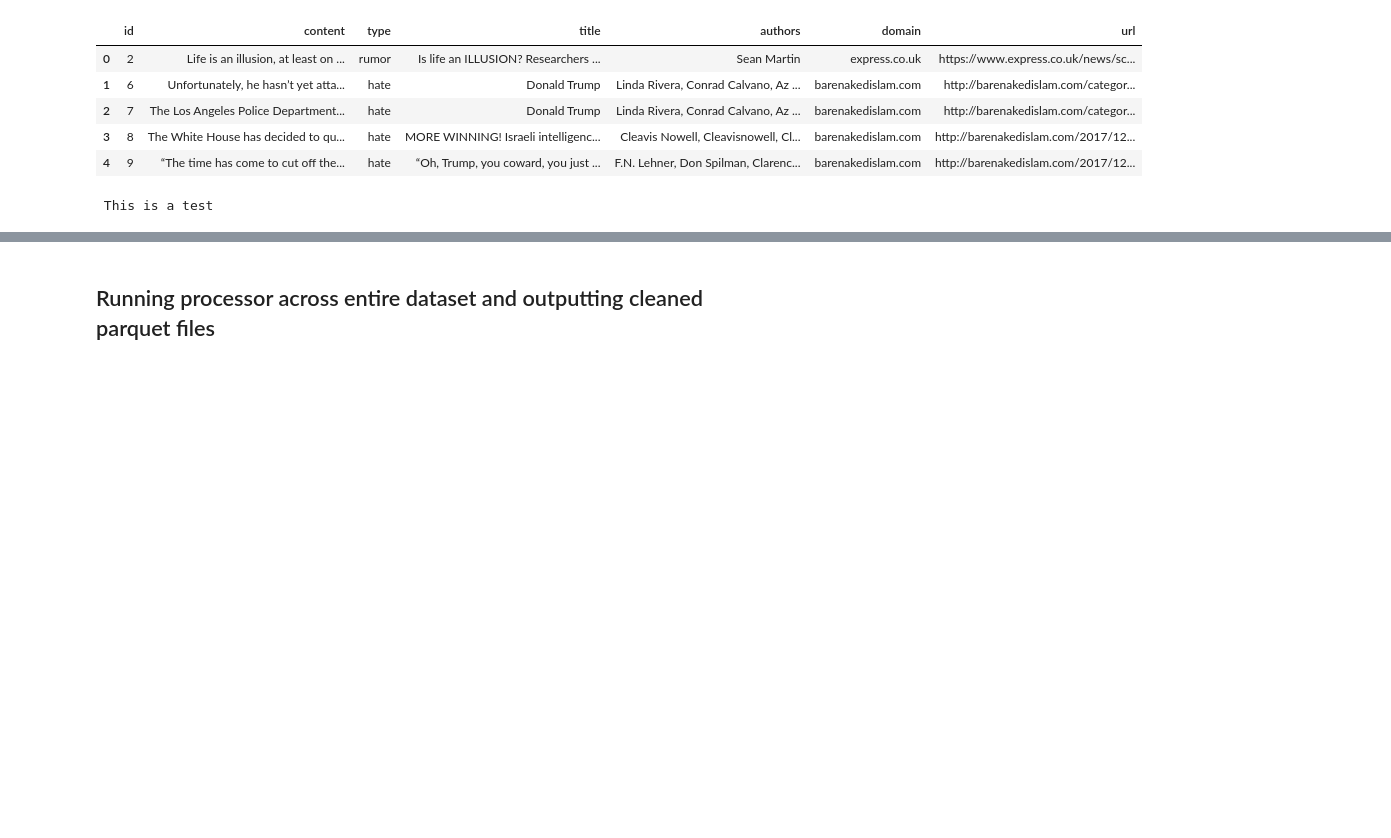
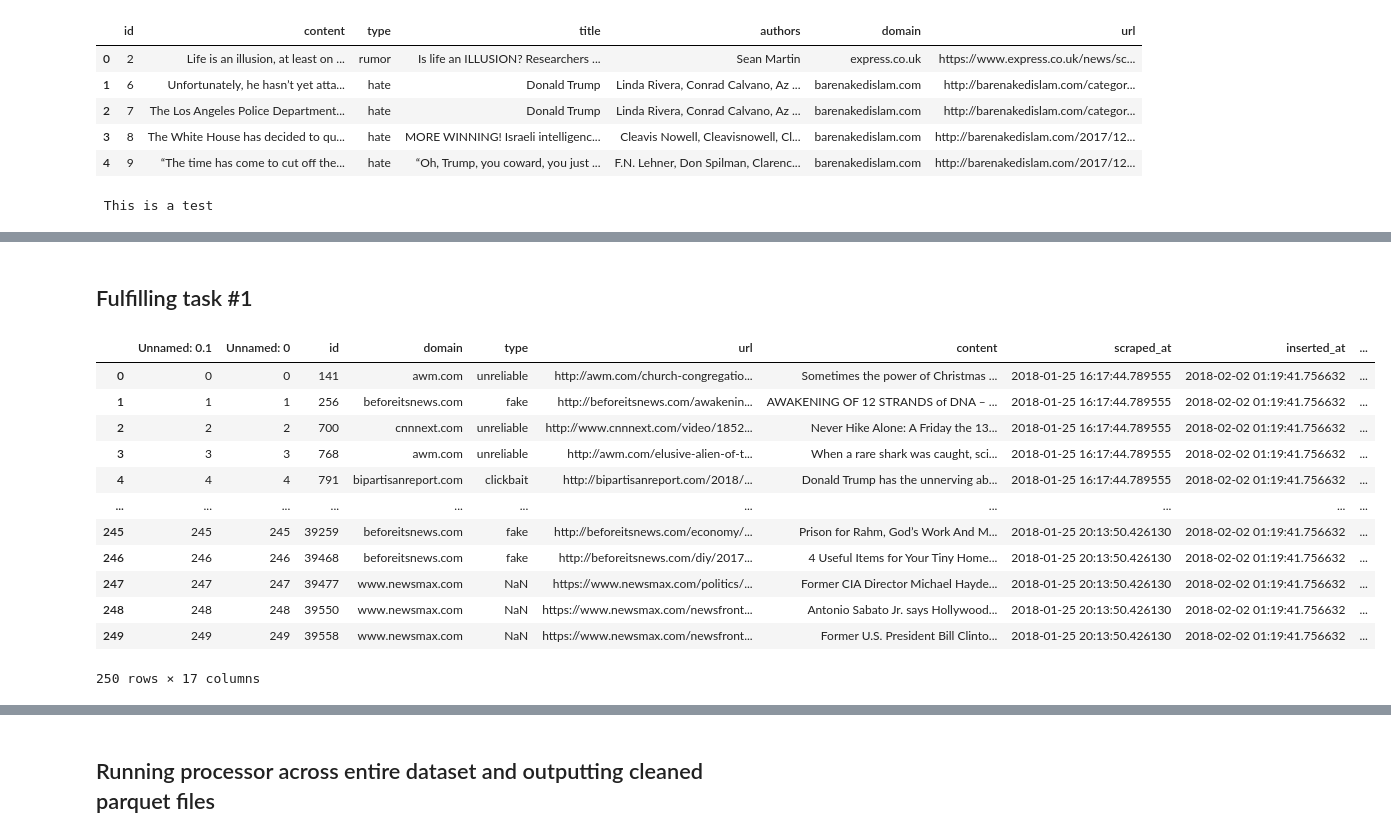
Before and after one commit to KristianDamPedersen/fakenewsproject, a Jupyter notebook: textprocessing.ipynb, the cells around one changed output, grey strips where cells are left out. Saved outputs shown, nothing was run; the diff lists cells and outputs as text; code cells hidden in the pictures; blank space fills up the shorter version.

Commit message:
finalized task #1

```diff
--- a/textprocessing.ipynb
+++ b/textprocessing.ipynb
@@ -66,3 +65,12 @@ def remove_stopwords(tokens):
     Removes stopwords from a given list of tokens
     """
     return list(filter(lambda word: word not in stopwords, tokens))
+# %%
+# Stemming with spacy
+import spacy as sp
+en = sp.load('en_core_web_sm')
+def lemmatize(tokens):
+    """
+    Stems a given list of tokens
+    """
+    return [en(word)[0].lemma_ for word in tokens]
@@ -81,10 +110,8 @@ def preprocess(text):
     """
     Combines all preprocessing steps
     """
-    text = text
-    text = remove_emails(text)
     text = remove_newlines(text)
     text = tokenize(text)
     text = remove_stopwords(text)
-    # text = stem(text)
+    text = lemmatize(text)
     return str(text)
@@ -109,0 +128,21 @@ df.head()
+# %% [markdown]
+## Fulfilling task #1
+# %%
+# Get sample
+from src.preprocess import preprocess as pp
+df = pp.import_data(sample = True)
+df
+# %% [output]
+|  | Unnamed: 0.1 | Unnamed: 0 | id | domain | type | url | content | scraped_at | inserted_at | ... |
+| 0 | 0 | 0 | 141 | awm.com | unreliable | http://awm.com/church-congregatio... | Sometimes the power of Christmas ... | 2018-01-25 16:17:44.789555 | 2018-02-02 01:19:41.756632 | ... |
+| 1 | 1 | 1 | 256 | beforeitsnews.com | fake | http://beforeitsnews.com/awakenin... | AWAKENING OF 12 STRANDS of DNA – ... | 2018-01-25 16:17:44.789555 | 2018-02-02 01:19:41.756632 | ... |
+| 2 | 2 | 2 | 700 | cnnnext.com | unreliable | http://www.cnnnext.com/video/1852... | Never Hike Alone: A Friday the 13... | 2018-01-25 16:17:44.789555 | 2018-02-02 01:19:41.756632 | ... |
+| 3 | 3 | 3 | 768 | awm.com | unreliable | http://awm.com/elusive-alien-of-t... | When a rare shark was caught, sci... | 2018-01-25 16:17:44.789555 | 2018-02-02 01:19:41.756632 | ... |
+| 4 | 4 | 4 | 791 | bipartisanreport.com | clickbait | http://bipartisanreport.com/2018/... | Donald Trump has the unnerving ab... | 2018-01-25 16:17:44.789555 | 2018-02-02 01:19:41.756632 | ... |
+| ... | ... | ... | ... | ... | ... | ... | ... | ... | ... | ... |
+| 245 | 245 | 245 | 39259 | beforeitsnews.com | fake | http://beforeitsnews.com/economy/... | Prison for Rahm, God’s Work And M... | 2018-01-25 20:13:50.426130 | 2018-02-02 01:19:41.756632 | ... |
+| 246 | 246 | 246 | 39468 | beforeitsnews.com | fake | http://beforeitsnews.com/diy/2017... | 4 Useful Items for Your Tiny Home... | 2018-01-25 20:13:50.426130 | 2018-02-02 01:19:41.756632 | ... |
+| 247 | 247 | 247 | 39477 | www.newsmax.com | NaN | https://www.newsmax.com/politics/... | Former CIA Director Michael Hayde... | 2018-01-25 20:13:50.426130 | 2018-02-02 01:19:41.756632 | ... |
+| 248 | 248 | 248 | 39550 | www.newsmax.com | NaN | https://www.newsmax.com/newsfront... | Antonio Sabato Jr. says Hollywood... | 2018-01-25 20:13:50.426130 | 2018-02-02 01:19:41.756632 | ... |
+| 249 | 249 | 249 | 39558 | www.newsmax.com | NaN | https://www.newsmax.com/newsfront... | Former U.S. President Bill Clinto... | 2018-01-25 20:13:50.426130 | 2018-02-02 01:19:41.756632 | ... |
+250 rows × 17 columns
```
Also changed, not shown: parts of 16 cells of this notebook.
